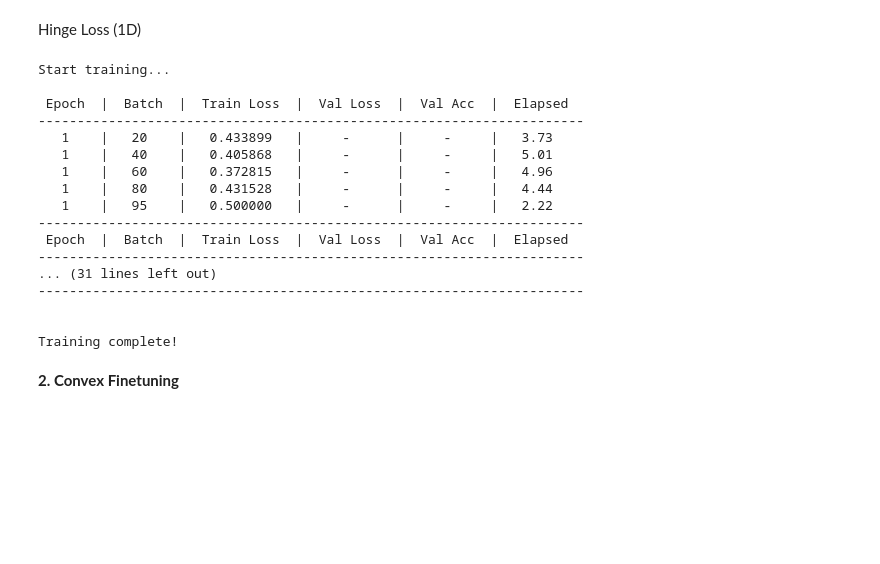
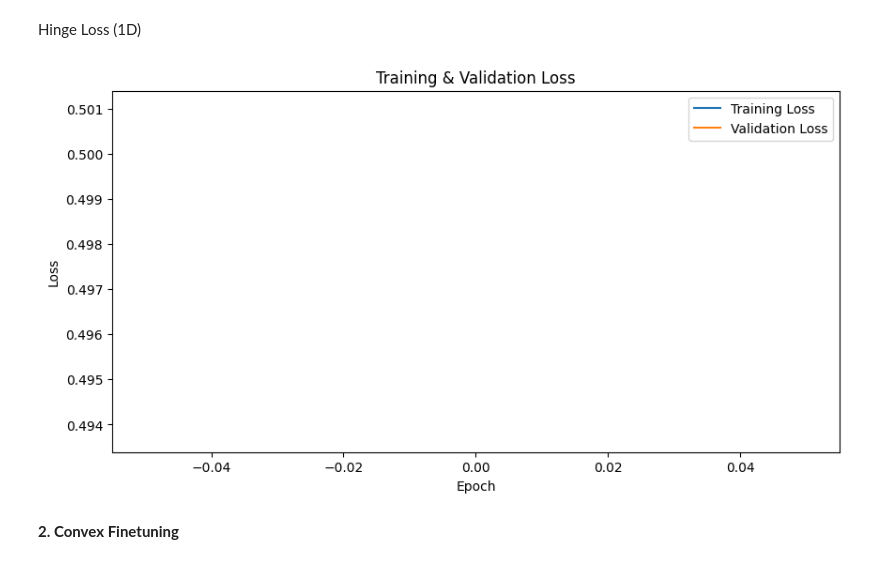
Before and after one commit to PuchToTalk/LLM, a Jupyter notebook: Sentiment_analysis.ipynb, the cells around one changed output. Cells and saved outputs as stored; diff of their text form; code cells hidden in the pictures; blank space fills up the shorter version.

Commit message:
Display the loss function as a plot

```diff
--- a/Sentiment_analysis.ipynb
+++ b/Sentiment_analysis.ipynb
@@ -252,7 +237,7 @@ class BertClassifier(nn.Module):
         """
         super(BertClassifier, self).__init__()
         # Specify hidden size of BERT, hidden size of our classifier, and number of labels
-        D_in, H, D_out = 768, 50, 1
+        D_in, H, D_out = 768, 50, 2
 
         # Instantiate BERT model
         self.bert = BertModel.from_pretrained('bert-base-uncased')
@@ -538,25 +590,23 @@ def evaluate(model, val_dataloader):
 # %%
 set_seed(42)    # Set seed for reproducibility
-bert_classifier, optimizer, scheduler = initialize_model(epochs=5)
-train(bert_classifier, train_dataloader, val_dataloader, epochs=5, evaluation=True)
+bert_classifier, optimizer, scheduler = initialize_model(epochs=1)
-# %% [output]
-Start training...
-
- Epoch  |  Batch  |  Train Loss  |  Val Loss  |  Val Acc  |  Elapsed
-----------------------------------------------------------------------
-   1    |   20    |   0.433899   |     -      |     -     |   3.73
-   1    |   40    |   0.405868   |     -      |     -     |   5.01
-   1    |   60    |   0.372815   |     -      |     -     |   4.96
-   1    |   80    |   0.431528   |     -      |     -     |   4.44
-   1    |   95    |   0.500000   |     -      |     -     |   2.22
-----------------------------------------------------------------------
- Epoch  |  Batch  |  Train Loss  |  Val Loss  |  Val Acc  |  Elapsed
-----------------------------------------------------------------------
-... (31 lines left out)
-----------------------------------------------------------------------
-
-
-Training complete!
+# %%
+#train(bert_classifier, train_dataloader, val_dataloader, epochs=5, evaluation=True)
+train_losses, val_losses = train(bert_classifier, train_dataloader, val_dataloader, epochs=1, evaluation=True)
+# %%
+import matplotlib.pyplot as plt
+
+# Plotting the training and validation loss
+plt.figure(figsize=(10, 5))
+plt.plot(train_losses, label='Training Loss')
+plt.plot(val_losses, label='Validation Loss')
+plt.title('Training & Validation Loss')
+plt.xlabel('Epoch')
+plt.ylabel('Loss')
+plt.legend()
+plt.show()
+# %% [output]
+[figure, added]
 # %% [markdown]
 **2. Convex Finetuning**
 # %%
```
Also changed, not shown: parts of 25 cells of this notebook.
